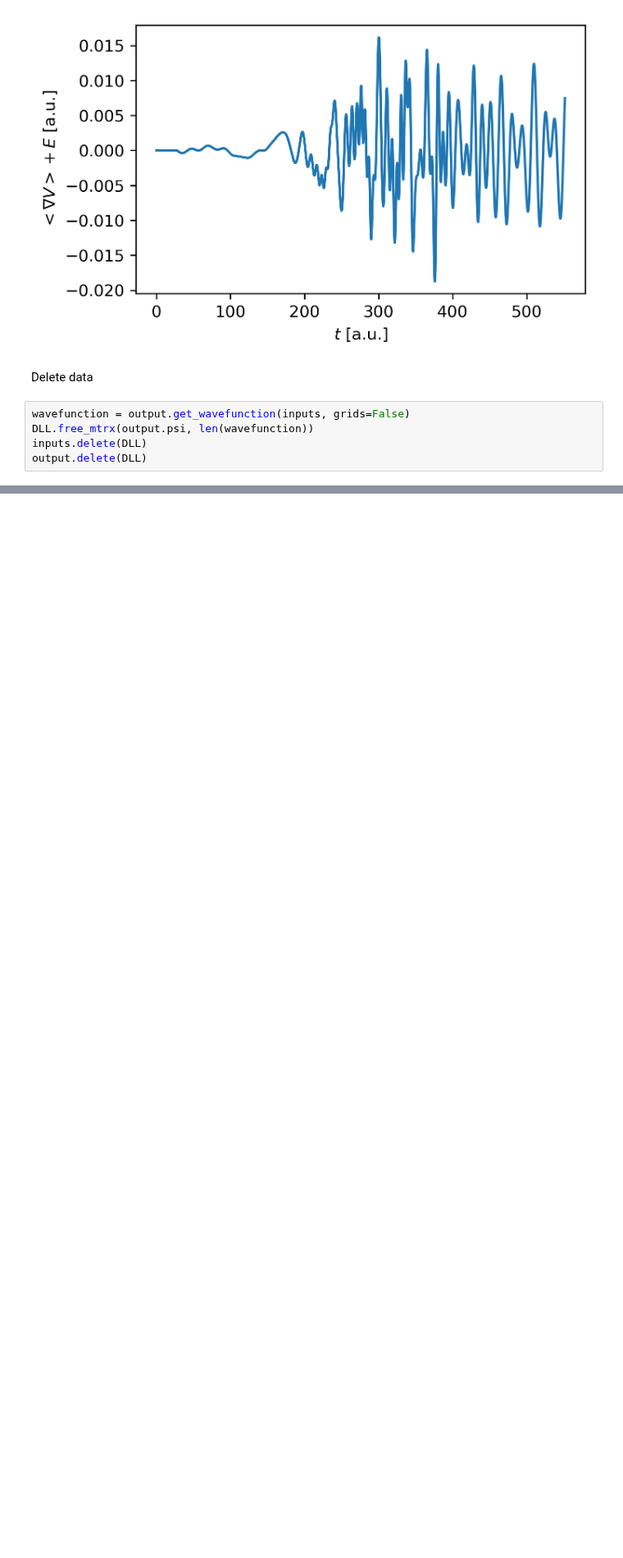
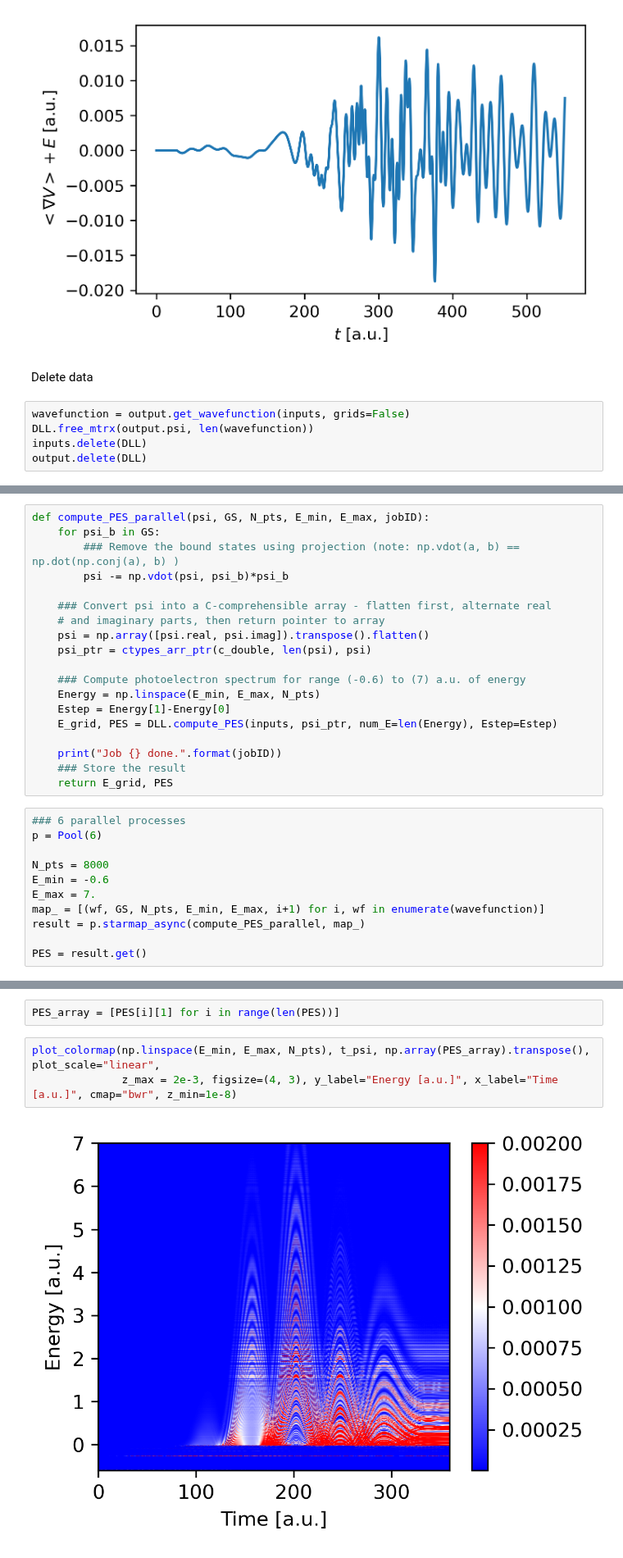
Before and after one commit to MMA-HHG/MMA, a Jupyter notebook: 1DTDSE/PythonTDSE.ipynb, the cells around one changed output, grey strips where cells are left out. Shown at 82% size. Cells and saved outputs as stored; diff of their text form; blank space fills up the shorter version.

```diff
--- a/1DTDSE/PythonTDSE.ipynb
+++ b/1DTDSE/PythonTDSE.ipynb
@@ -417,0 +568,30 @@ output.delete(DLL)
+# %%
+def compute_PES_parallel(psi, GS, N_pts, E_min, E_max, jobID):
+    for psi_b in GS:
+        ### Remove the bound states using projection (note: np.vdot(a, b) == np.dot(np.conj(a), b) )
+        psi -= np.vdot(psi, psi_b)*psi_b
+
+    ### Convert psi into a C-comprehensible array - flatten first, alternate real
+    # and imaginary parts, then return pointer to array
+    psi = np.array([psi.real, psi.imag]).transpose().flatten()
+    psi_ptr = ctypes_arr_ptr(c_double, len(psi), psi)
+
+    ### Compute photoelectron spectrum for range (-0.6) to (7) a.u. of energy
+    Energy = np.linspace(E_min, E_max, N_pts)
+    Estep = Energy[1]-Energy[0]
+    E_grid, PES = DLL.compute_PES(inputs, psi_ptr, num_E=len(Energy), Estep=Estep)
+
+    print("Job {} done.".format(jobID))
+    ### Store the result
+    return E_grid, PES
+# %%
+### 6 parallel processes
+p = Pool(6)
+
+N_pts = 8000
+E_min = -0.6
+E_max = 7.
+map_ = [(wf, GS, N_pts, E_min, E_max, i+1) for i, wf in enumerate(wavefunction)]
+result = p.starmap_async(compute_PES_parallel, map_)
+
+PES = result.get()
@@ -417,0 +616,7 @@ output.delete(DLL)
+# %%
+PES_array = [PES[i][1] for i in range(len(PES))]
+# %%
+plot_colormap(np.linspace(E_min, E_max, N_pts), t_psi, np.array(PES_array).transpose(), plot_scale="linear",
+              z_max = 2e-3, figsize=(4, 3), y_label="Energy [a.u.]", x_label="Time [a.u.]", cmap="bwr", z_min=1e-8)
+# %% [output]
+[figure, added]
```
Also changed, not shown: parts of 26 cells of this notebook.
